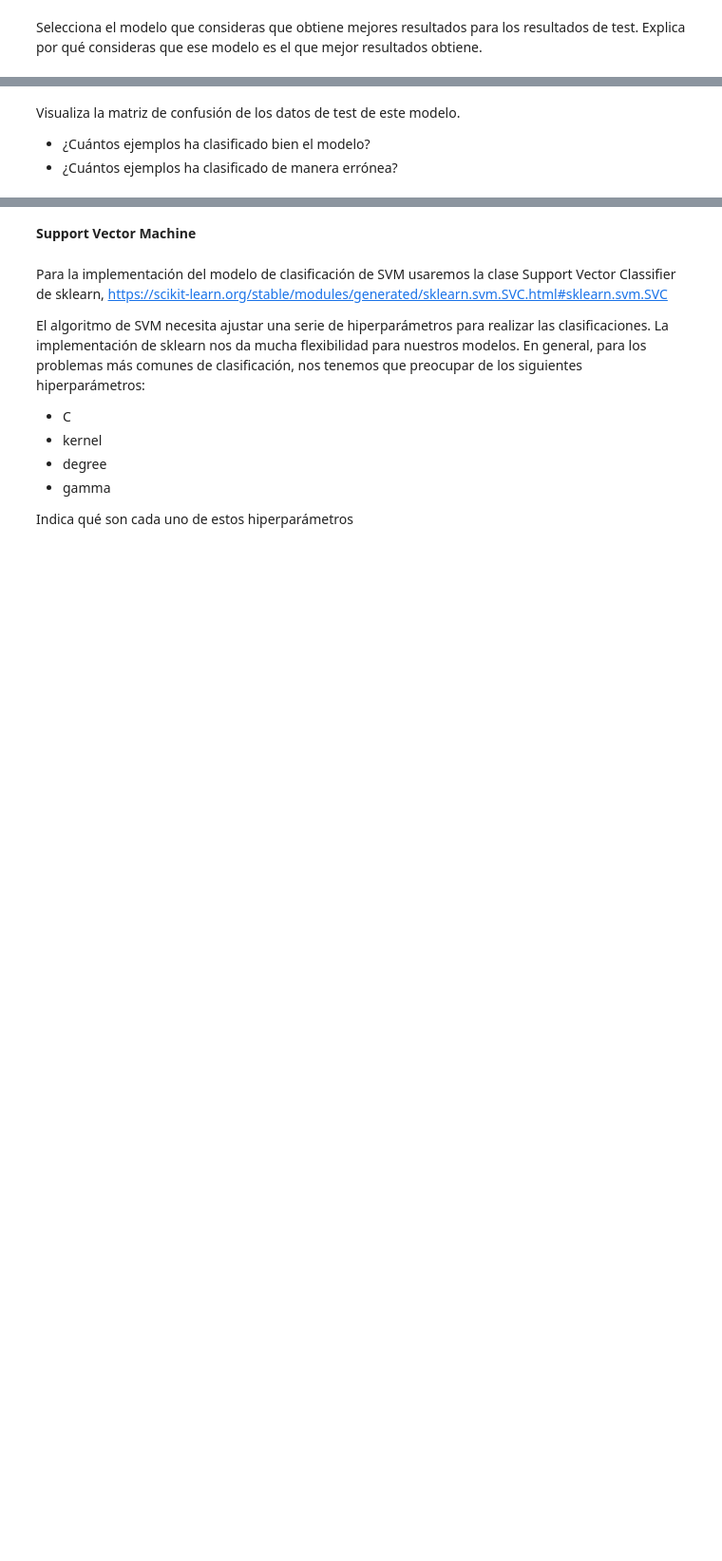
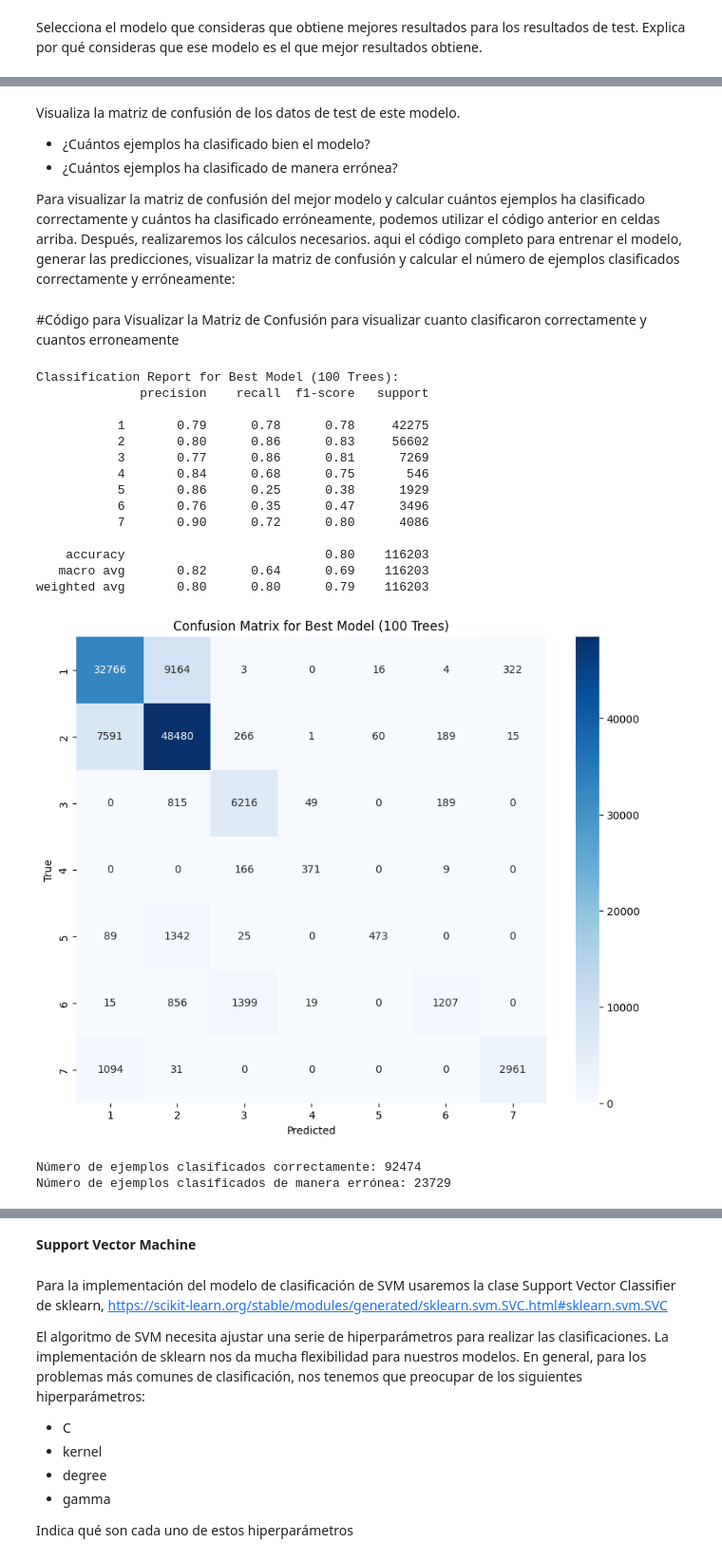
Before and after one commit to RubenCarty/Master-Artificial-Intelligence-UNIR, a Jupyter notebook: Solucion_Actividad_2_CoverType_RubenQuispe.ipynb, the cells around one changed output, grey strips where cells are left out. Shown at 95% size. Drawn from its saved outputs; the diff is of its cells as text; code cells hidden in the pictures; blank space fills up the shorter version.

```diff
--- a/Solucion_Actividad_2_CoverType_RubenQuispe.ipynb
+++ b/Solucion_Actividad_2_CoverType_RubenQuispe.ipynb
@@ -182,3 +1024,71 @@ Selecciona el modelo que consideras que obtiene mejores resultados para los resu
 Visualiza la matriz de confusión de los datos de test de este modelo.
 - ¿Cuántos ejemplos ha clasificado bien el modelo?
 - ¿Cuántos ejemplos ha clasificado de manera errónea?
+
+Para visualizar la matriz de confusión del mejor modelo y calcular cuántos ejemplos ha clasificado correctamente y cuántos ha clasificado erróneamente, podemos utilizar el código anterior en celdas arriba. Después, realizaremos los cálculos necesarios.
+aqui el código completo para entrenar el modelo, generar las predicciones, visualizar la matriz de confusión y calcular el número de ejemplos clasificados correctamente y erróneamente:
+# %% [markdown]
+#Código para Visualizar la Matriz de Confusión para visualizar cuanto clasificaron correctamente y cuantos erroneamente
+# %%
+import numpy as np
+import matplotlib.pyplot as plt
+import seaborn as sns
+from sklearn.ensemble import RandomForestClassifier
+from sklearn.metrics import classification_report, confusion_matrix
+from sklearn.model_selection import train_test_split
+
+# Asumimos que df es tu DataFrame y ya ha sido cargado
+# Separamos los datos en los conjuntos de entrenamiento y test
+X, y = df.drop('Cover_Type', axis=1), df['Cover_Type']
+X_train, X_test, y_train, y_test = train_test_split(X, y, test_size=0.2, random_state=1)
+
+# Entrenamos el modelo de Random Forest con 100 árboles
+best_clf = RandomForestClassifier(n_estimators=100, criterion='gini', max_depth=10,
+                                  min_samples_split=10, min_samples_leaf=2, max_features=None, random_state=1, n_jobs=-1)
+best_clf.fit(X_train, y_train)
+
+# Realizamos las predicciones
+y_pred_best = best_clf.predict(X_test)
+
+# Imprimimos el reporte de clasificación
+print("Classification Report for Best Model (100 Trees):")
+print(classification_report(y_test, y_pred_best))
+
+# Calculamos la matriz de confusión
+conf_matrix_best = confusion_matrix(y_test, y_pred_best)
+
+# Visualizamos la matriz de confusión
+plt.figure(figsize=(10, 8))
+sns.heatmap(conf_matrix_best, annot=True, fmt="d", cmap="Blues", xticklabels=best_clf.classes_, yticklabels=best_clf.classes_)
+plt.ylabel('True')
+plt.xlabel('Predicted')
+plt.title('Confusion Matrix for Best Model (100 Trees)')
+plt.show()
+
+# Número de ejemplos clasificados correctamente
+correctly_classified = np.trace(conf_matrix_best)
+
+# Número de ejemplos clasificados de manera errónea
+incorrectly_classified = np.sum(conf_matrix_best) - correctly_classified
+
+# Imprimimos los resultados
+print(f"Número de ejemplos clasificados correctamente: {correctly_classified}")
+print(f"Número de ejemplos clasificados de manera errónea: {incorrectly_classified}")
+# %% [output]
+Classification Report for Best Model (100 Trees):
+              precision    recall  f1-score   support
+
+           1       0.79      0.78      0.78     42275
+           2       0.80      0.86      0.83     56602
+           3       0.77      0.86      0.81      7269
+           4       0.84      0.68      0.75       546
+           5       0.86      0.25      0.38      1929
+           6       0.76      0.35      0.47      3496
+           7       0.90      0.72      0.80      4086
+
+    accuracy                           0.80    116203
+   macro avg       0.82      0.64      0.69    116203
+weighted avg       0.80      0.80      0.79    116203
+[figure, added]
+Número de ejemplos clasificados correctamente: 92474
+Número de ejemplos clasificados de manera errónea: 23729
```
Also changed, not shown: parts of 142 cells of this notebook.
